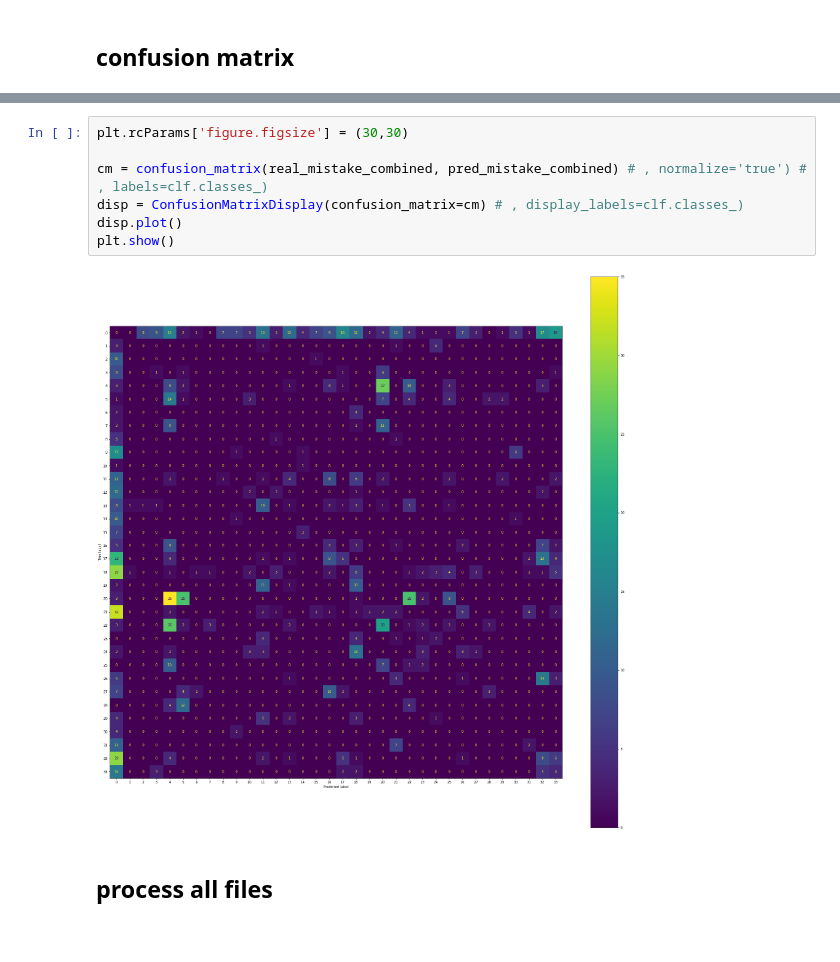
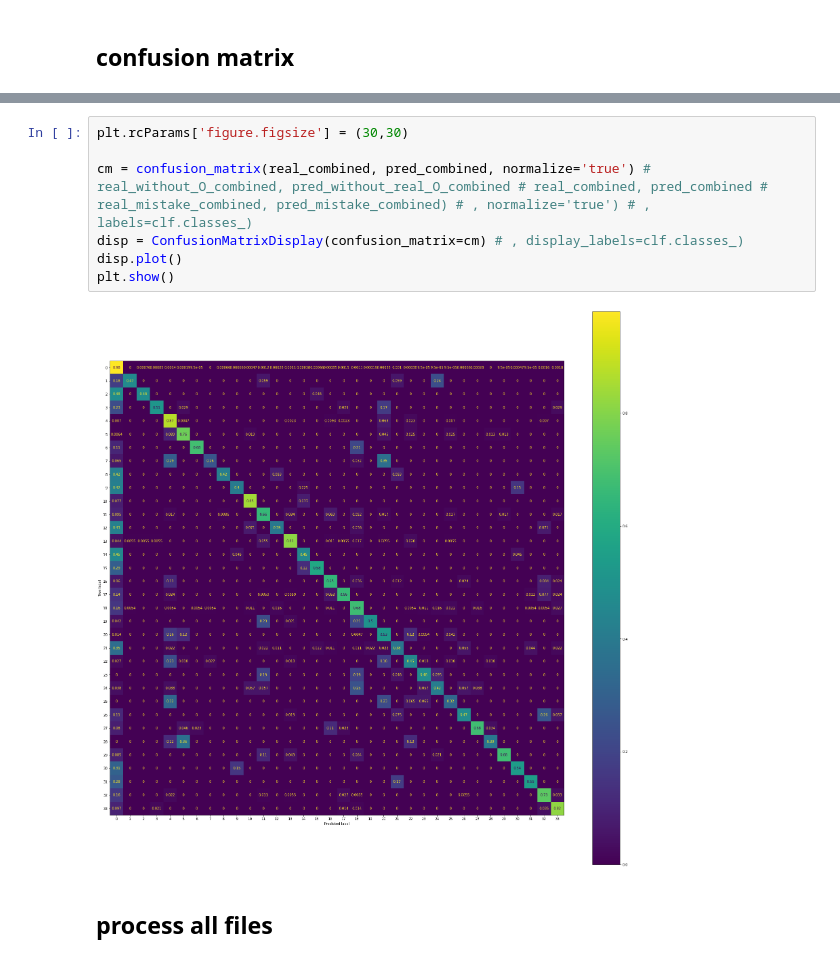
Before and after one commit to chahyon-ku/polygots, a Jupyter notebook: Error analysis.ipynb, the cells around one changed output, grey strips where cells are left out. Saved outputs shown, nothing was run; the diff lists cells and outputs as text.

```diff
--- a/Error analysis.ipynb
+++ b/Error analysis.ipynb
@@ -328,11 +393,11 @@ confusion_matrix(real_combined, pred_combined).shape
 # %%
 plt.rcParams['figure.figsize'] = (30,30)
 
-cm = confusion_matrix(real_mistake_combined, pred_mistake_combined) # , normalize='true') # , labels=clf.classes_)
+cm = confusion_matrix(real_combined, pred_combined, normalize='true') # real_without_O_combined, pred_without_real_O_combined # real_combined, pred_combined # real_mistake_combined, pred_mistake_combined) # , normalize='true') # , labels=clf.classes_)
 disp = ConfusionMatrixDisplay(confusion_matrix=cm) # , display_labels=clf.classes_)
 disp.plot()
 plt.show()
 # %% [output]
-[figure, old version]
+[figure, new version]
 # %% [markdown]
 ## process all files
```
Also changed, not shown: parts of 19 cells of this notebook.
